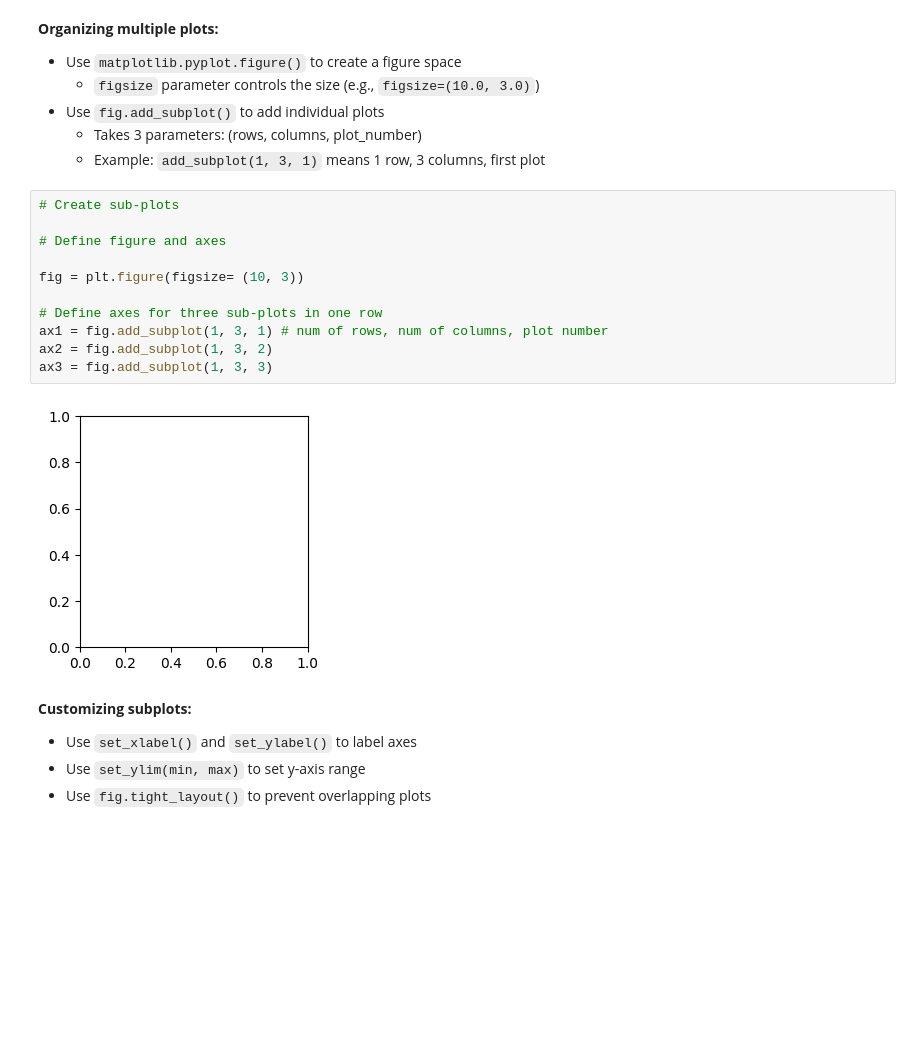
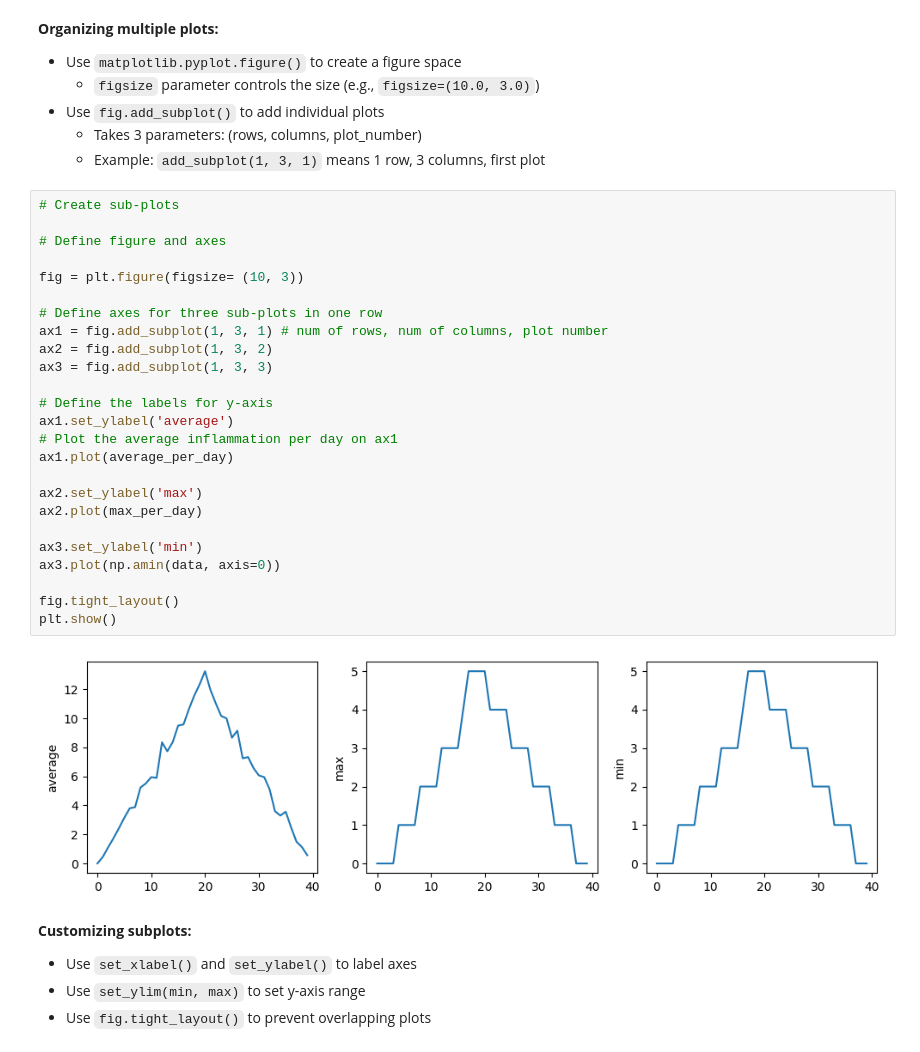
Before and after one commit to bhawiyuga/python-carpentries, a Jupyter notebook: 03-visualizing-data.ipynb, the cells around one changed output. Drawn from its saved outputs; the diff is of its cells as text; blank space fills up the shorter version.

```diff
--- a/03-visualizing-data.ipynb
+++ b/03-visualizing-data.ipynb
@@ -79,16 +79,30 @@ plt.show()
 # %%
 # Create sub-plots
 
 # Define figure and axes
 
 fig = plt.figure(figsize= (10, 3))
 
 # Define axes for three sub-plots in one row
 ax1 = fig.add_subplot(1, 3, 1) # num of rows, num of columns, plot number
 ax2 = fig.add_subplot(1, 3, 2)
 ax3 = fig.add_subplot(1, 3, 3)
+
+# Define the labels for y-axis
+ax1.set_ylabel('average')
+# Plot the average inflammation per day on ax1
+ax1.plot(average_per_day)
+
+ax2.set_ylabel('max')
+ax2.plot(max_per_day)
+
+ax3.set_ylabel('min')
+ax3.plot(np.amin(data, axis=0))
+
+fig.tight_layout()
+plt.show()
 # %% [output]
-[figure, old version]
+[figure, new version]
 # %% [markdown]
 **Customizing subplots:**
 - Use `set_xlabel()` and `set_ylabel()` to label axes
```
